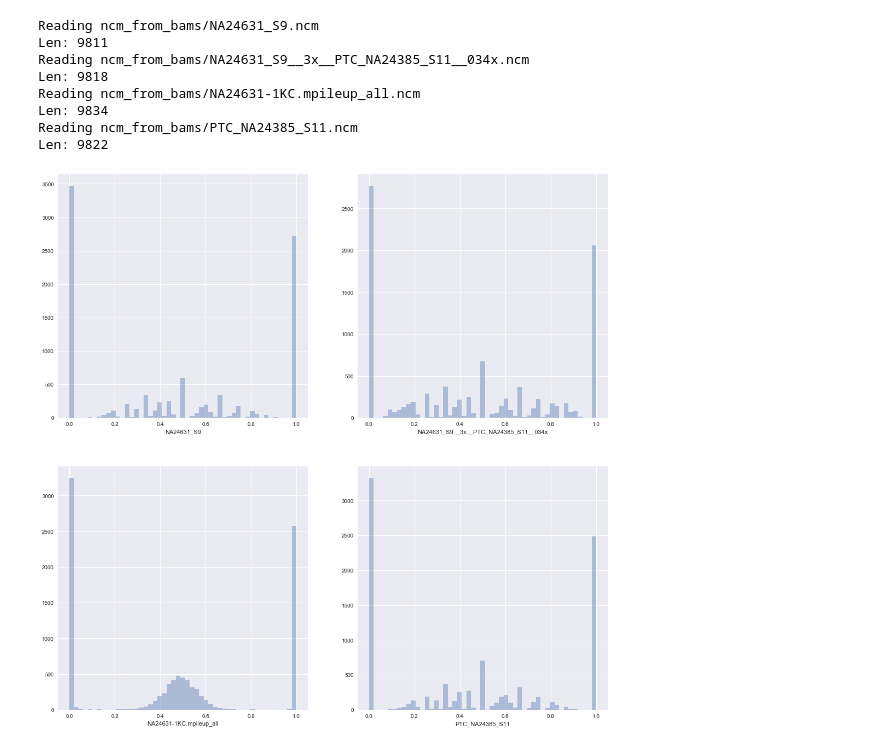
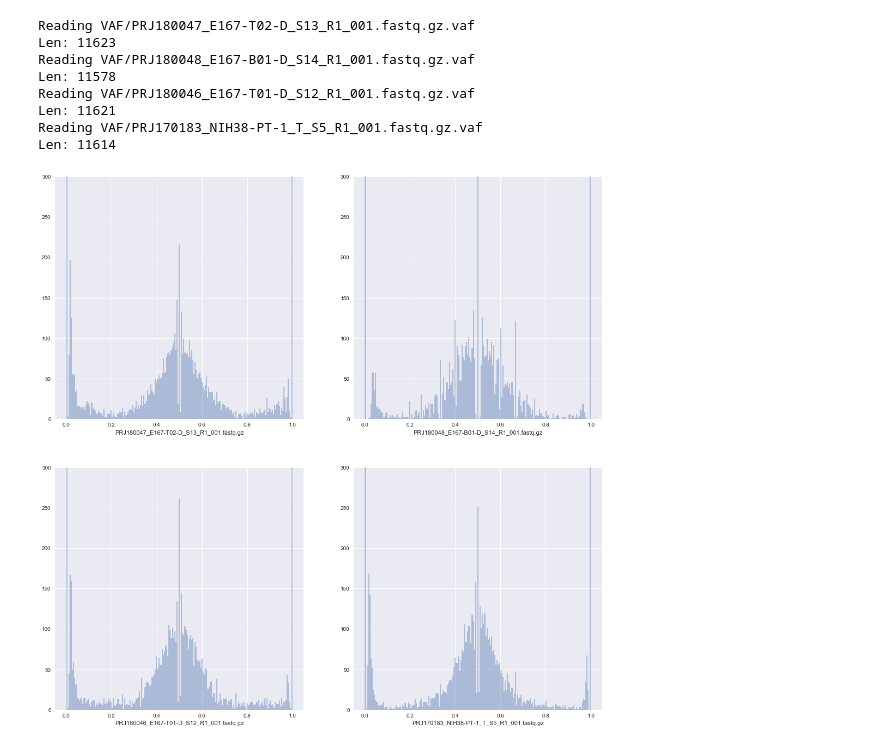
Before and after one commit to umccr/shallow_qc, a Jupyter notebook: Explore_VAFs.ipynb, the cells around one changed output. Saved outputs shown, nothing was run; the diff lists cells and outputs as text; code cells hidden in the pictures.

```diff
--- a/Explore_VAFs.ipynb
+++ b/Explore_VAFs.ipynb
@@ -8,7 +8,7 @@ from pprint import pprint
 from scipy import stats, integrate
 import math
 
-dirname = 'ncm_from_bams'
+dirname = 'VAF' #'ncm_from_bams'
 data_by_fname = dict()
 
 # tips = sns.load_dataset('tips')
@@ -17,7 +17,7 @@ data_by_fname = dict()
 # grid.map(plt.hist, "tip_pct", bins=np.linspace(0, 40, 15));
 
 for fname in os.listdir(dirname):
-    if fname.endswith('.ncm'):
+    if fname.endswith('.vaf'):
         fpath = join(dirname, fname)
         print(f'Reading {fpath}')
         ncm = pd.read_table(fpath)
@@ -30,46 +30,48 @@ for fname in os.listdir(dirname):
 #        sns.distplot(data, hist=True, rug=True)
 #         plt.subplot(221)
 # %% [output]
-Reading ncm_from_bams/NA24631_S9.ncm
-Len: 9811
-Reading ncm_from_bams/NA24631_S9__3x__PTC_NA24385_S11__034x.ncm
-Len: 9818
-Reading ncm_from_bams/NA24631-1KC.mpileup_all.ncm
-Len: 9834
-Reading ncm_from_bams/PTC_NA24385_S11.ncm
-Len: 9822
+Reading VAF/PRJ180047_E167-T02-D_S13_R1_001.fastq.gz.vaf
+Len: 11623
+Reading VAF/PRJ180048_E167-B01-D_S14_R1_001.fastq.gz.vaf
+Len: 11578
+Reading VAF/PRJ180046_E167-T01-D_S12_R1_001.fastq.gz.vaf
+Len: 11621
+Reading VAF/PRJ170183_NIH38-PT-1_T_S5_R1_001.fastq.gz.vaf
+Len: 11614
 # %%
 import pandas as pd
 import os
 from os.path import join
 import numpy as np
 import pandas as pd
 from pprint import pprint
 from scipy import stats, integrate
 import matplotlib.pyplot as plt
 import seaborn as sns
 sns.set(color_codes=True)
 #sns.set_style("white")
 import math
 import matplotlib.gridspec as gridspec
 
 # tips = sns.load_dataset('tips')
 # tips['tip_pct'] = 100 * tips['tip'] / tips['total_bill']
 # grid = sns.FacetGrid(tips, row="sex", col="time", margin_titles=True)
 # grid.map(plt.hist, "tip_pct", bins=np.linspace(0, 40, 15));
 
 #         sns.distplot(datas[-1], hist=True, rug=True)
 
 fig = plt.figure(figsize=(18, 18))
 gs = gridspec.GridSpec(2, 2)
 # f, axes = plt.subplots(len(datas))
 
 for i, (fname, data) in enumerate(data_by_fname.items()):
     #sns.regplot(x, y, ax=ax1)
     ax = plt.subplot(gs[i])
-    sns.distplot(data, hist=True, kde=False, ax=ax, bins=np.linspace(0, 1),
+    sns.distplot(data, hist=True, kde=False, ax=ax, bins=np.linspace(0, 1, 200),
         hist_kws={'range': (0.0, 1.0)}
     )
+    ax.set_ylim(0, 300)
+
 #    sns.kdeplot(data['vaf'], ax=ax)
 # %% [output]
-[figure, old version]
+[figure, new version]
```
Also changed, not shown: 1 other file.
